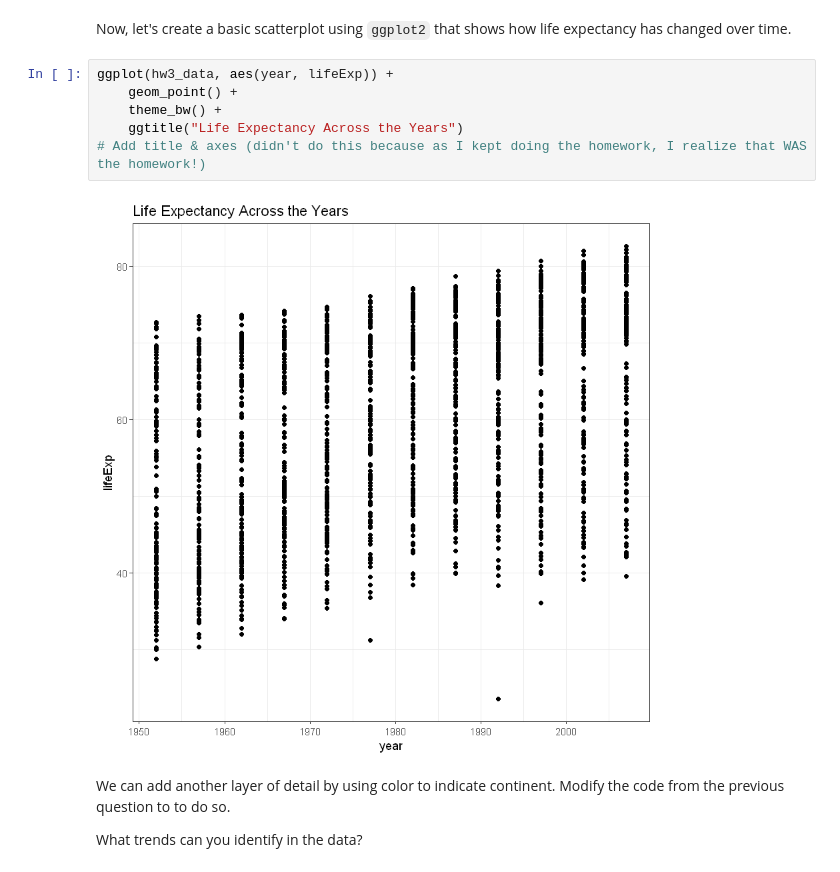
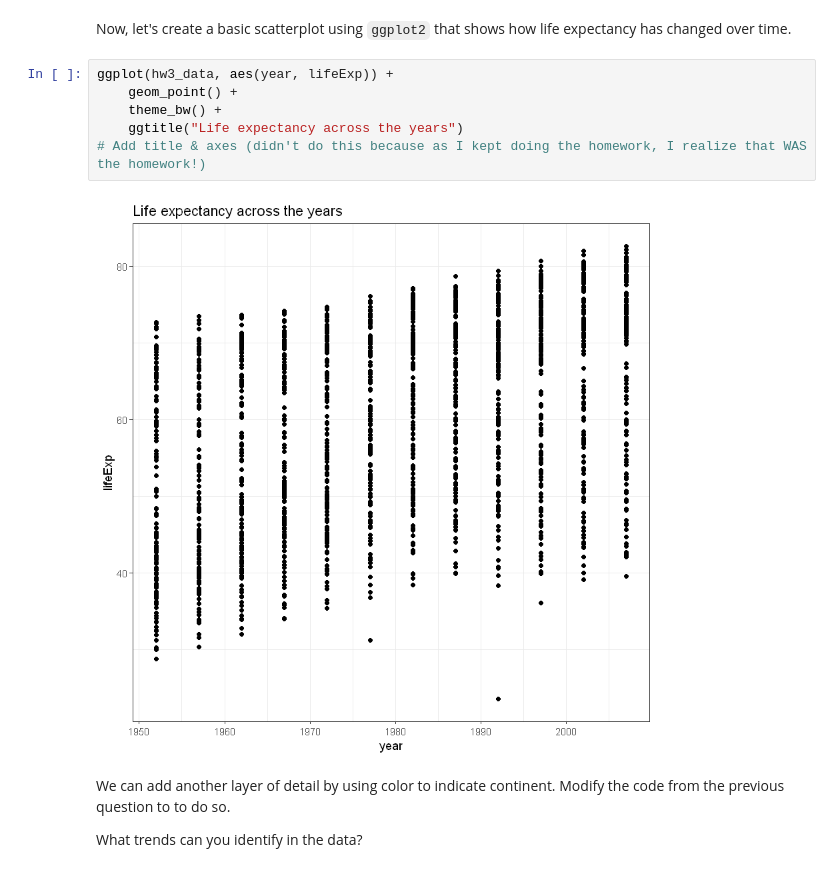
Before and after one commit to tardifmc/Tardif_DSPN_S22, a Jupyter notebook: Homework3.ipynb, the cells around one changed output. Drawn from its saved outputs; the diff is of its cells as text.

```diff
--- a/Homework3.ipynb
+++ b/Homework3.ipynb
@@ -20,11 +27,11 @@ Now, let's create a basic scatterplot using `ggplot2` that shows how life expect
 # %%
 ggplot(hw3_data, aes(year, lifeExp)) +
     geom_point() +
     theme_bw() +
-    ggtitle("Life Expectancy Across the Years")
+    ggtitle("Life expectancy across the years")
 # Add title & axes (didn't do this because as I kept doing the homework, I realize that WAS the homework!)
 # %% [output]
-[figure, old version]
+[figure, new version]
 # %% [markdown]
 We can add another layer of detail by using color to indicate continent. Modify the code from the previous question to to do so.
 
```
Also changed, not shown: parts of 8 cells of this notebook.
